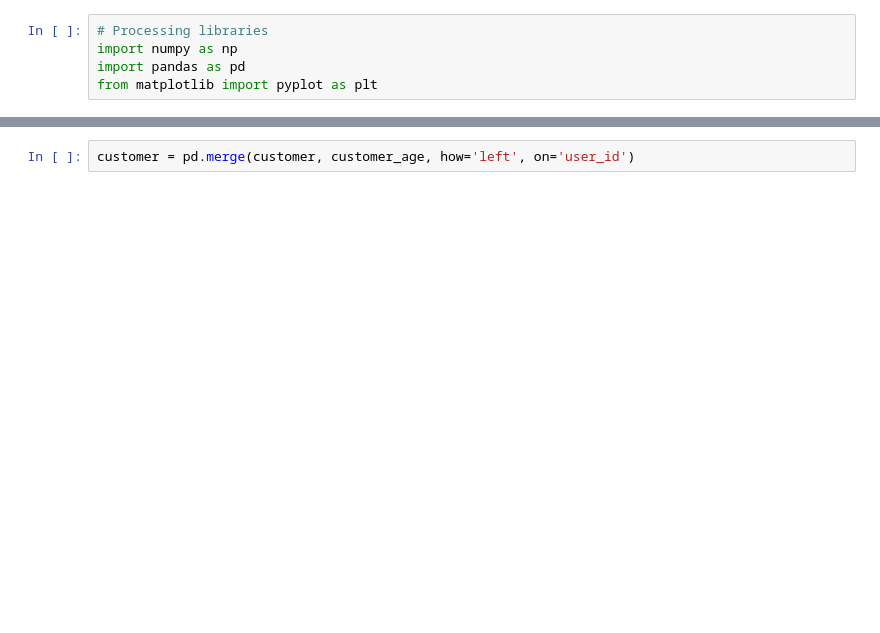
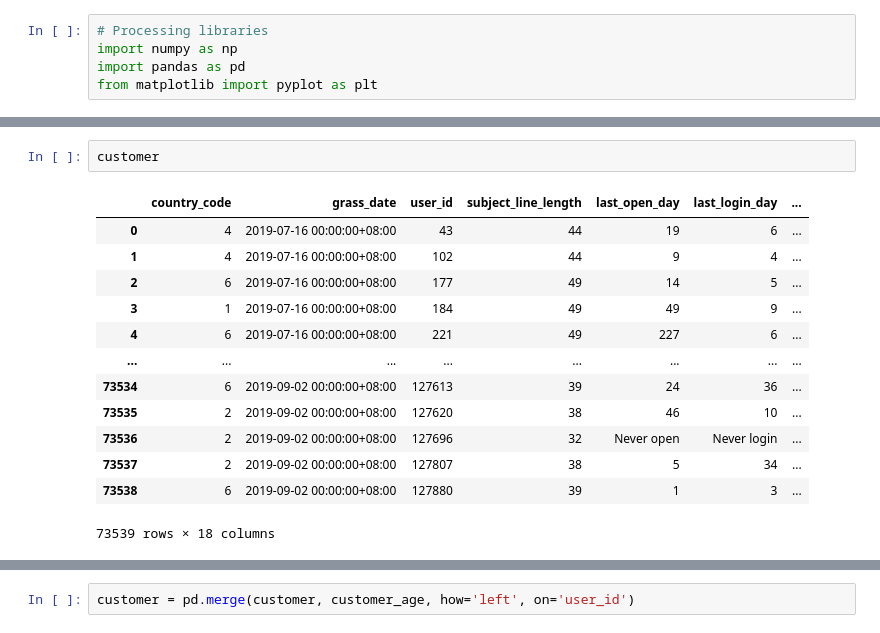
Before and after one commit to 7-teens/7-teens-DSA3101-2410-Project, a Jupyter notebook: Data Preparation/Data_Preparation.ipynb, the cells around one changed output, grey strips where cells are left out. Saved outputs shown, nothing was run; the diff lists cells and outputs as text; blank space fills up the shorter version.

```diff
--- a/Data Preparation/Data_Preparation.ipynb
+++ b/Data Preparation/Data_Preparation.ipynb
@@ -12,0 +36,16 @@ products = pd.read_csv("products.csv")
+# %%
+customer
+# %% [output]
+|  | country_code | grass_date | user_id | subject_line_length | last_open_day | last_login_day | ... |
+| 0 | 4 | 2019-07-16 00:00:00+08:00 | 43 | 44 | 19 | 6 | ... |
+| 1 | 4 | 2019-07-16 00:00:00+08:00 | 102 | 44 | 9 | 4 | ... |
+| 2 | 6 | 2019-07-16 00:00:00+08:00 | 177 | 49 | 14 | 5 | ... |
+| 3 | 1 | 2019-07-16 00:00:00+08:00 | 184 | 49 | 49 | 9 | ... |
+| 4 | 6 | 2019-07-16 00:00:00+08:00 | 221 | 49 | 227 | 6 | ... |
+| ... | ... | ... | ... | ... | ... | ... | ... |
+| 73534 | 6 | 2019-09-02 00:00:00+08:00 | 127613 | 39 | 24 | 36 | ... |
+| 73535 | 2 | 2019-09-02 00:00:00+08:00 | 127620 | 38 | 46 | 10 | ... |
+| 73536 | 2 | 2019-09-02 00:00:00+08:00 | 127696 | 32 | Never open | Never login | ... |
+| 73537 | 2 | 2019-09-02 00:00:00+08:00 | 127807 | 38 | 5 | 34 | ... |
+| 73538 | 6 | 2019-09-02 00:00:00+08:00 | 127880 | 39 | 1 | 3 | ... |
+73539 rows × 18 columns
```
Also changed, not shown: parts of 99 cells of this notebook, 1 other file.
